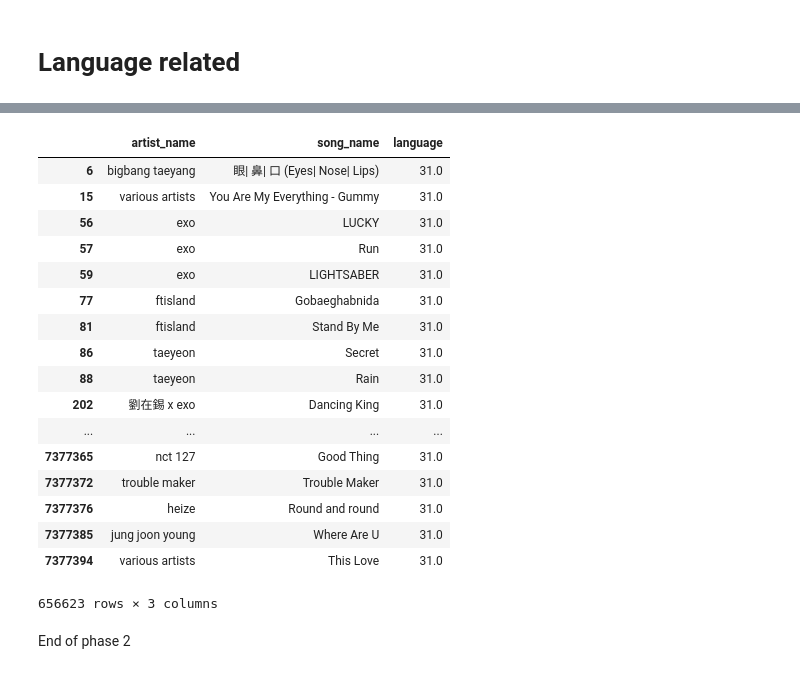
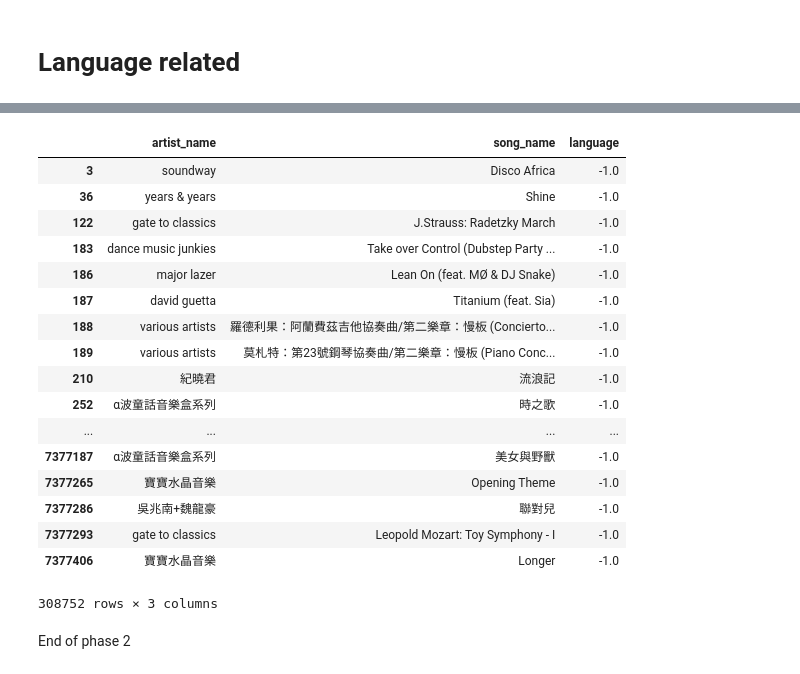
Before and after one commit to Kasonreal/kkbox-music-recommendation, a Jupyter notebook: data/Feature Engineering.ipynb, the cells around one changed output, grey strips where cells are left out. Saved outputs shown, nothing was run; the diff lists cells and outputs as text; code cells hidden in the pictures.

```diff
--- a/data/Feature Engineering.ipynb
+++ b/data/Feature Engineering.ipynb
@@ -239,0 +313,4 @@ test.to_csv(data_path + "test_engineered.csv")
+# %%
+# Fill genre_ids
+train['genre_ids'].replace([np.nan], 'empty', inplace=True)
+test['genre_ids'].replace([np.nan], 'empty', inplace=True)
@@ -239,0 +341,11 @@ test.to_csv(data_path + "test_engineered.csv")
+# %%
+def filter_birthday(x):
+    if x<10 or x>70:
+        # False info
+        return np.nan
+    else:
+        return x
+# %%
+# Get rid of falseful ages
+train['bd']=train['bd'].apply(filter_birthday)
+test['bd']=test['bd'].apply(filter_birthday)
@@ -239,0 +358,4 @@ test.to_csv(data_path + "test_engineered.csv")
+# %%
+# Re-fill with credible mean
+train['bd'].replace([np.nan], 28.7, inplace=True)
+test['bd'].replace([np.nan], 28.7, inplace=True)
@@ -609,36 +765,36 @@ memory usage: 2.1+ GB
 # %%
 '''
     Conclusion:
         3.0: Chinese
         52.0: English
         17.0: Japanese
         45.0: Thai
         10.0: Taiwanese
         24.0: Cantonese
         38.0: Hindi
         59.0: Seems to be Chinese
         31.0: Korean
 '''
-train_2.loc[train_2['language'] == 31.0][['artist_name','song_name','language']]
+train_2.loc[train_2['language'] == -1][['artist_name','song_name','language']]
 # %% [output]
 |  | artist_name | song_name | language |
-| 6 | bigbang taeyang | 眼| 鼻| 口 (Eyes| Nose| Lips) | 31.0 |
-| 15 | various artists | You Are My Everything - Gummy | 31.0 |
-| 56 | exo | LUCKY | 31.0 |
-| 57 | exo | Run | 31.0 |
-| 59 | exo | LIGHTSABER | 31.0 |
-| 77 | ftisland | Gobaeghabnida | 31.0 |
-| 81 | ftisland | Stand By Me | 31.0 |
-| 86 | taeyeon | Secret | 31.0 |
-| 88 | taeyeon | Rain | 31.0 |
-| 202 | 劉在錫 x exo | Dancing King | 31.0 |
+| 3 | soundway | Disco Africa | -1.0 |
+| 36 | years & years | Shine | -1.0 |
+| 122 | gate to classics | J.Strauss: Radetzky March | -1.0 |
+| 183 | dance music junkies | Take over Control (Dubstep Party ... | -1.0 |
+| 186 | major lazer | Lean On (feat. MØ & DJ Snake) | -1.0 |
+| 187 | david guetta | Titanium (feat. Sia) | -1.0 |
+| 188 | various artists | 羅德利果：阿蘭費茲吉他協奏曲/第二樂章：慢板 (Concierto... | -1.0 |
+| 189 | various artists | 莫札特：第23號鋼琴協奏曲/第二樂章：慢板 (Piano Conc... | -1.0 |
+| 210 | 紀曉君 | 流浪記 | -1.0 |
+| 252 | α波童話音樂盒系列 | 時之歌 | -1.0 |
 | ... | ... | ... | ... |
-| 7377365 | nct 127 | Good Thing | 31.0 |
-| 7377372 | trouble maker | Trouble Maker | 31.0 |
-| 7377376 | heize | Round and round | 31.0 |
-| 7377385 | jung joon young | Where Are U | 31.0 |
-| 7377394 | various artists | This Love | 31.0 |
+| 7377187 | α波童話音樂盒系列 | 美女與野獸 | -1.0 |
+| 7377265 | 寶寶水晶音樂 | Opening Theme | -1.0 |
+| 7377286 | 吳兆南+魏龍豪 | 聯對兒 | -1.0 |
+| 7377293 | gate to classics | Leopold Mozart: Toy Symphony - I | -1.0 |
+| 7377406 | 寶寶水晶音樂 | Longer | -1.0 |
-656623 rows × 3 columns
+308752 rows × 3 columns
 # %%
 # Magic feature
 # is song language 17 or 45.
```
Also changed, not shown: parts of 101 cells of this notebook.
